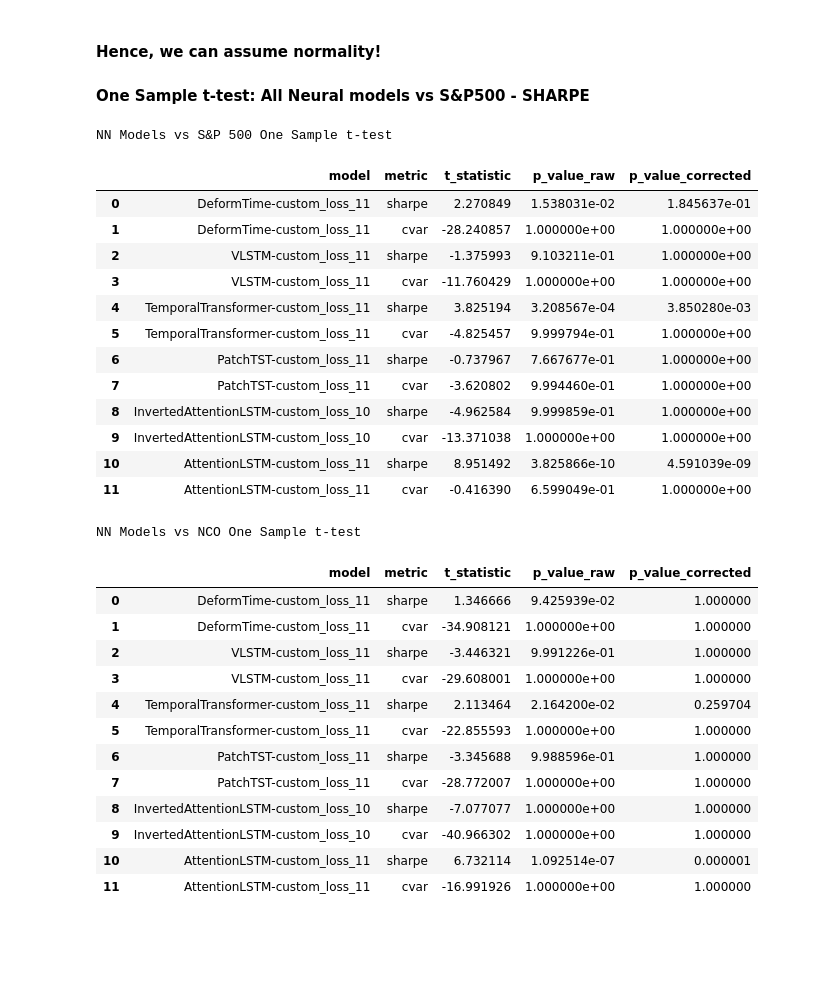
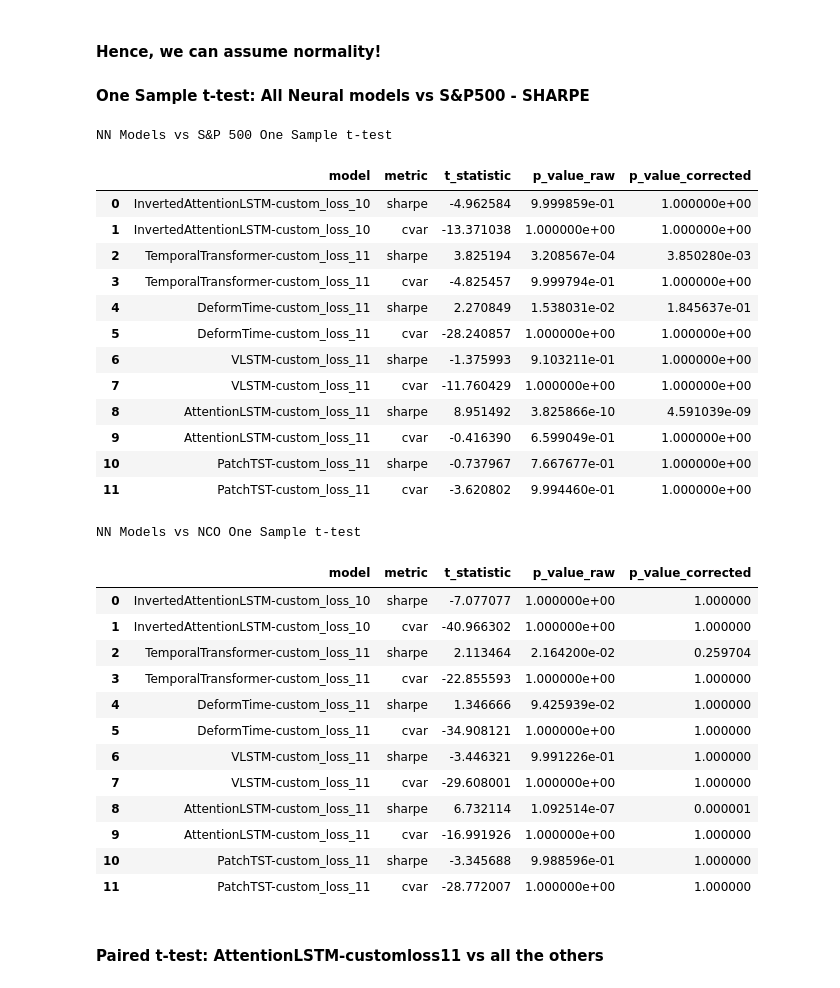
Before and after one commit to travisdesell/exact, a Jupyter notebook: financial_loss_functions/exploration/test_analysis.ipynb, the cells around one changed output. Cells and saved outputs as stored; diff of their text form; code cells hidden in the pictures; blank space fills up the shorter version.

```diff
--- a/financial_loss_functions/exploration/test_analysis.ipynb
+++ b/financial_loss_functions/exploration/test_analysis.ipynb
@@ -334,0 +261,2 @@ frontier_sorted
+# %%
+metrics_to_use = ['sharpe', 'cvar']
@@ -519,40 +458,40 @@ def one_sample_t_test_vs_benchmark(
     return results_df
 # %%
 # NN Models vs S&P 500 One Sample t-test
-sp500_dict = {k: v for k, v in bench_perfs.loc['S&P500'].to_dict().items() if k in metrics_for_tests}
+sp500_dict = {k: v for k, v in bench_perfs.loc['S&P500'].to_dict().items() if k in metrics_to_use}
 # Run the test
 results = one_sample_t_test_vs_benchmark(
     df=all_seed_perf,
     nn_models=nn_models,
-    metrics=metrics_for_tests,
+    metrics=metrics_to_use,
     benchmark_values=sp500_dict,
     alternative='greater'   # we want model > benchmark
 )
 print('NN Models vs S&P 500 One Sample t-test')
 results
 # %% [output]
 NN Models vs S&P 500 One Sample t-test
 |  | model | metric | t_statistic | p_value_raw | p_value_corrected |
-| 0 | DeformTime-custom_loss_11 | sharpe | 2.270849 | 1.538031e-02 | 1.845637e-01 |
-| 1 | DeformTime-custom_loss_11 | cvar | -28.240857 | 1.000000e+00 | 1.000000e+00 |
-| 2 | VLSTM-custom_loss_11 | sharpe | -1.375993 | 9.103211e-01 | 1.000000e+00 |
-| 3 | VLSTM-custom_loss_11 | cvar | -11.760429 | 1.000000e+00 | 1.000000e+00 |
-| 4 | TemporalTransformer-custom_loss_11 | sharpe | 3.825194 | 3.208567e-04 | 3.850280e-03 |
-| 5 | TemporalTransformer-custom_loss_11 | cvar | -4.825457 | 9.999794e-01 | 1.000000e+00 |
-| 6 | PatchTST-custom_loss_11 | sharpe | -0.737967 | 7.667677e-01 | 1.000000e+00 |
-| 7 | PatchTST-custom_loss_11 | cvar | -3.620802 | 9.994460e-01 | 1.000000e+00 |
-| 8 | InvertedAttentionLSTM-custom_loss_10 | sharpe | -4.962584 | 9.999859e-01 | 1.000000e+00 |
-| 9 | InvertedAttentionLSTM-custom_loss_10 | cvar | -13.371038 | 1.000000e+00 | 1.000000e+00 |
-| 10 | AttentionLSTM-custom_loss_11 | sharpe | 8.951492 | 3.825866e-10 | 4.591039e-09 |
-| 11 | AttentionLSTM-custom_loss_11 | cvar | -0.416390 | 6.599049e-01 | 1.000000e+00 |
+| 0 | InvertedAttentionLSTM-custom_loss_10 | sharpe | -4.962584 | 9.999859e-01 | 1.000000e+00 |
+| 1 | InvertedAttentionLSTM-custom_loss_10 | cvar | -13.371038 | 1.000000e+00 | 1.000000e+00 |
+| 2 | TemporalTransformer-custom_loss_11 | sharpe | 3.825194 | 3.208567e-04 | 3.850280e-03 |
+| 3 | TemporalTransformer-custom_loss_11 | cvar | -4.825457 | 9.999794e-01 | 1.000000e+00 |
+| 4 | DeformTime-custom_loss_11 | sharpe | 2.270849 | 1.538031e-02 | 1.845637e-01 |
+| 5 | DeformTime-custom_loss_11 | cvar | -28.240857 | 1.000000e+00 | 1.000000e+00 |
+| 6 | VLSTM-custom_loss_11 | sharpe | -1.375993 | 9.103211e-01 | 1.000000e+00 |
+| 7 | VLSTM-custom_loss_11 | cvar | -11.760429 | 1.000000e+00 | 1.000000e+00 |
+| 8 | AttentionLSTM-custom_loss_11 | sharpe | 8.951492 | 3.825866e-10 | 4.591039e-09 |
+| 9 | AttentionLSTM-custom_loss_11 | cvar | -0.416390 | 6.599049e-01 | 1.000000e+00 |
+| 10 | PatchTST-custom_loss_11 | sharpe | -0.737967 | 7.667677e-01 | 1.000000e+00 |
+| 11 | PatchTST-custom_loss_11 | cvar | -3.620802 | 9.994460e-01 | 1.000000e+00 |
 # %%
 # NN Models vs NCO
-sp500_dict = {k: v for k, v in bench_perfs.loc['NestedClusteredOptimization'].to_dict().items() if k in metrics_for_tests}
+sp500_dict = {k: v for k, v in bench_perfs.loc['NestedClusteredOptimization'].to_dict().items() if k in metrics_to_use}
 # Run the test
 results = one_sample_t_test_vs_benchmark(
     df=all_seed_perf,
     nn_models=nn_models,
-    metrics=metrics_for_tests,
+    metrics=metrics_to_use,
     benchmark_values=sp500_dict,
     alternative='greater'   # we want model > benchmark
 )
@@ -561,15 +500,17 @@ results
 # %% [output]
 NN Models vs NCO One Sample t-test
 |  | model | metric | t_statistic | p_value_raw | p_value_corrected |
-| 0 | DeformTime-custom_loss_11 | sharpe | 1.346666 | 9.425939e-02 | 1.000000 |
-| 1 | DeformTime-custom_loss_11 | cvar | -34.908121 | 1.000000e+00 | 1.000000 |
-| 2 | VLSTM-custom_loss_11 | sharpe | -3.446321 | 9.991226e-01 | 1.000000 |
-| 3 | VLSTM-custom_loss_11 | cvar | -29.608001 | 1.000000e+00 | 1.000000 |
-| 4 | TemporalTransformer-custom_loss_11 | sharpe | 2.113464 | 2.164200e-02 | 0.259704 |
-| 5 | TemporalTransformer-custom_loss_11 | cvar | -22.855593 | 1.000000e+00 | 1.000000 |
-| 6 | PatchTST-custom_loss_11 | sharpe | -3.345688 | 9.988596e-01 | 1.000000 |
-| 7 | PatchTST-custom_loss_11 | cvar | -28.772007 | 1.000000e+00 | 1.000000 |
-| 8 | InvertedAttentionLSTM-custom_loss_10 | sharpe | -7.077077 | 1.000000e+00 | 1.000000 |
-| 9 | InvertedAttentionLSTM-custom_loss_10 | cvar | -40.966302 | 1.000000e+00 | 1.000000 |
-| 10 | AttentionLSTM-custom_loss_11 | sharpe | 6.732114 | 1.092514e-07 | 0.000001 |
-| 11 | AttentionLSTM-custom_loss_11 | cvar | -16.991926 | 1.000000e+00 | 1.000000 |
+| 0 | InvertedAttentionLSTM-custom_loss_10 | sharpe | -7.077077 | 1.000000e+00 | 1.000000 |
+| 1 | InvertedAttentionLSTM-custom_loss_10 | cvar | -40.966302 | 1.000000e+00 | 1.000000 |
+| 2 | TemporalTransformer-custom_loss_11 | sharpe | 2.113464 | 2.164200e-02 | 0.259704 |
+| 3 | TemporalTransformer-custom_loss_11 | cvar | -22.855593 | 1.000000e+00 | 1.000000 |
+| 4 | DeformTime-custom_loss_11 | sharpe | 1.346666 | 9.425939e-02 | 1.000000 |
+| 5 | DeformTime-custom_loss_11 | cvar | -34.908121 | 1.000000e+00 | 1.000000 |
+| 6 | VLSTM-custom_loss_11 | sharpe | -3.446321 | 9.991226e-01 | 1.000000 |
+| 7 | VLSTM-custom_loss_11 | cvar | -29.608001 | 1.000000e+00 | 1.000000 |
+| 8 | AttentionLSTM-custom_loss_11 | sharpe | 6.732114 | 1.092514e-07 | 0.000001 |
+| 9 | AttentionLSTM-custom_loss_11 | cvar | -16.991926 | 1.000000e+00 | 1.000000 |
+| 10 | PatchTST-custom_loss_11 | sharpe | -3.345688 | 9.988596e-01 | 1.000000 |
+| 11 | PatchTST-custom_loss_11 | cvar | -28.772007 | 1.000000e+00 | 1.000000 |
+# %% [markdown]
+#### Paired t-test: AttentionLSTM-customloss11 vs all the others
```
Also changed, not shown: parts of 24 cells of this notebook, 1 other file.
